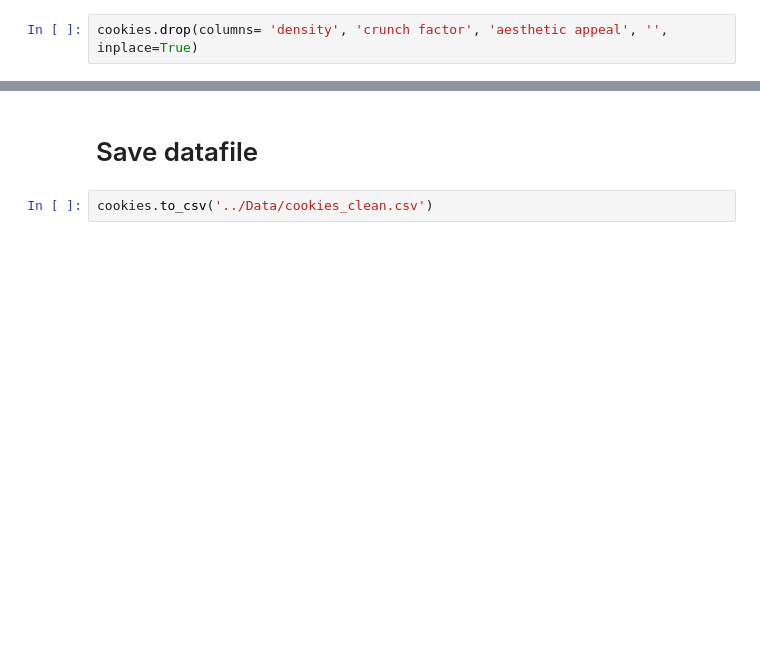
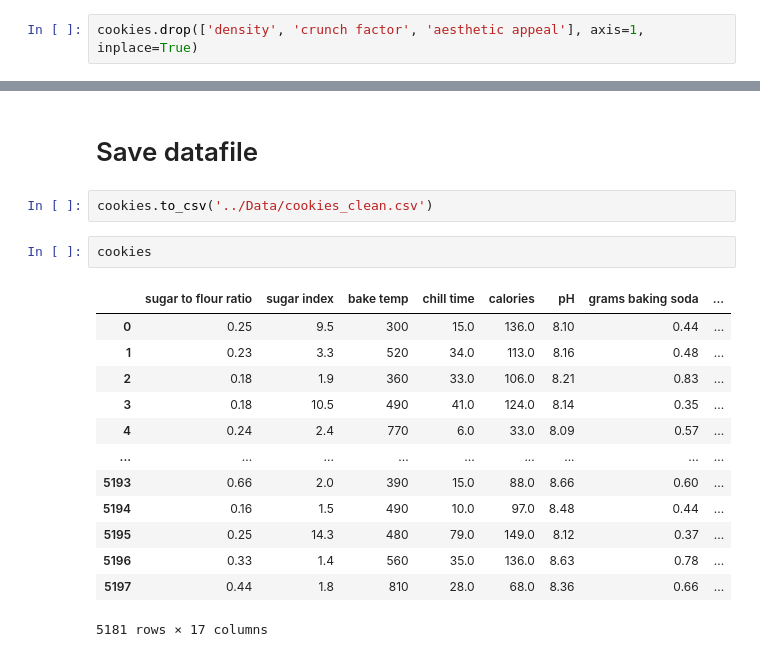
Before and after one commit to Salevo/ML_competition, a Jupyter notebook: Code/Data Workbook.ipynb, the cells around one changed output, grey strips where cells are left out. Cells and saved outputs as stored; diff of their text form; blank space fills up the shorter version.

```diff
--- a/Code/Data Workbook.ipynb
+++ b/Code/Data Workbook.ipynb
@@ -173,7 +173,7 @@ dtype: float64
 # %%
 # drop: density, crunch, aesthetic, diameter
 # %%
-cookies.drop(columns= 'density', 'crunch factor', 'aesthetic appeal', '', inplace=True)
+cookies.drop(['density', 'crunch factor', 'aesthetic appeal'], axis=1, inplace=True)
 # %% [markdown]
 ## Outliers
 # %%
@@ -192,3 +190,19 @@ x
 # Save datafile
 # %%
 cookies.to_csv('../Data/cookies_clean.csv')
+# %%
+cookies
+# %% [output]
+|  | sugar to flour ratio | sugar index | bake temp | chill time | calories | pH | grams baking soda | ... |
+| 0 | 0.25 | 9.5 | 300 | 15.0 | 136.0 | 8.10 | 0.44 | ... |
+| 1 | 0.23 | 3.3 | 520 | 34.0 | 113.0 | 8.16 | 0.48 | ... |
+| 2 | 0.18 | 1.9 | 360 | 33.0 | 106.0 | 8.21 | 0.83 | ... |
+| 3 | 0.18 | 10.5 | 490 | 41.0 | 124.0 | 8.14 | 0.35 | ... |
+| 4 | 0.24 | 2.4 | 770 | 6.0 | 33.0 | 8.09 | 0.57 | ... |
+| ... | ... | ... | ... | ... | ... | ... | ... | ... |
+| 5193 | 0.66 | 2.0 | 390 | 15.0 | 88.0 | 8.66 | 0.60 | ... |
+| 5194 | 0.16 | 1.5 | 490 | 10.0 | 97.0 | 8.48 | 0.44 | ... |
+| 5195 | 0.25 | 14.3 | 480 | 79.0 | 149.0 | 8.12 | 0.37 | ... |
+| 5196 | 0.33 | 1.4 | 560 | 35.0 | 136.0 | 8.63 | 0.78 | ... |
+| 5197 | 0.44 | 1.8 | 810 | 28.0 | 68.0 | 8.36 | 0.66 | ... |
+5181 rows × 17 columns
```
Also changed, not shown: parts of 1 cell of this notebook, 1 other file.
